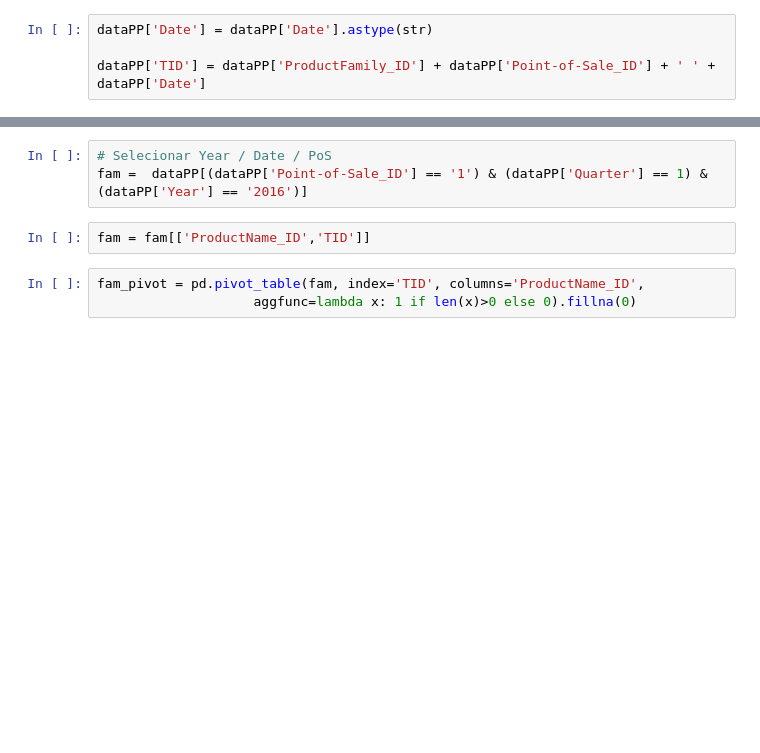
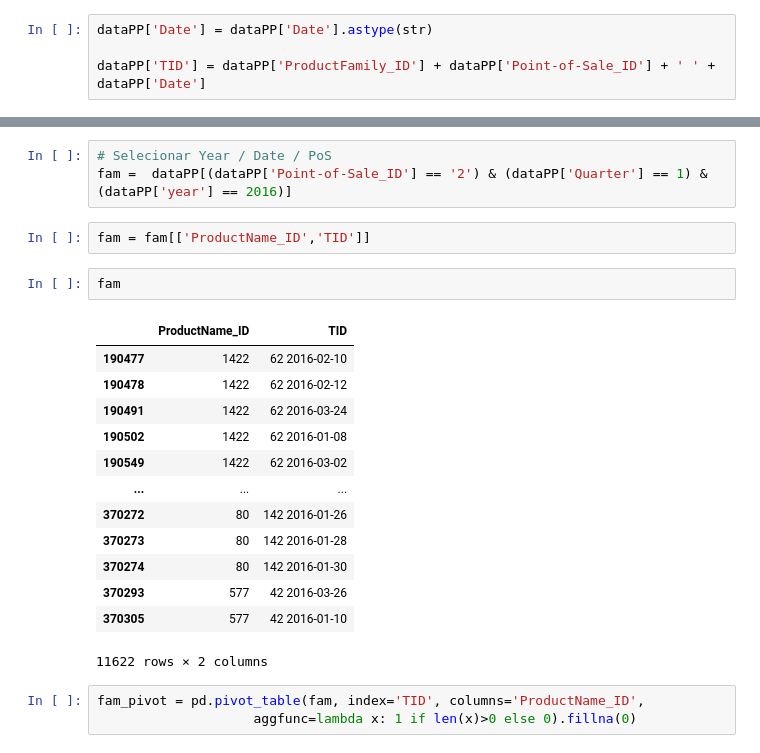
Before and after one commit to fredericojpr/BC5_Demand_Forecast, a Jupyter notebook: script/BC5_nbFred.ipynb, the cells around one changed output, grey strips where cells are left out. Cells and saved outputs as stored; diff of their text form; blank space fills up the shorter version.

```diff
--- a/script/BC5_nbFred.ipynb
+++ b/script/BC5_nbFred.ipynb
@@ -130,8 +163,24 @@ dataPP['TID'] = dataPP['ProductFamily_ID'] + dataPP['Point-of-Sale_ID'] + ' ' +
 # %%
 # Selecionar Year / Date / PoS
-fam =  dataPP[(dataPP['Point-of-Sale_ID'] == '1') & (dataPP['Quarter'] == 1) & (dataPP['Year'] == '2016')]
+fam =  dataPP[(dataPP['Point-of-Sale_ID'] == '2') & (dataPP['Quarter'] == 1) & (dataPP['year'] == 2016)]
 # %%
 fam = fam[['ProductName_ID','TID']]
+# %%
+fam
+# %% [output]
+|  | ProductName_ID | TID |
+| 190477 | 1422 | 62 2016-02-10 |
+| 190478 | 1422 | 62 2016-02-12 |
+| 190491 | 1422 | 62 2016-03-24 |
+| 190502 | 1422 | 62 2016-01-08 |
+| 190549 | 1422 | 62 2016-03-02 |
+| ... | ... | ... |
+| 370272 | 80 | 142 2016-01-26 |
+| 370273 | 80 | 142 2016-01-28 |
+| 370274 | 80 | 142 2016-01-30 |
+| 370293 | 577 | 42 2016-03-26 |
+| 370305 | 577 | 42 2016-01-10 |
+11622 rows × 2 columns
 # %%
 fam_pivot = pd.pivot_table(fam, index='TID', columns='ProductName_ID',
                     aggfunc=lambda x: 1 if len(x)>0 else 0).fillna(0)
```
Also changed, not shown: parts of 9 cells of this notebook.
